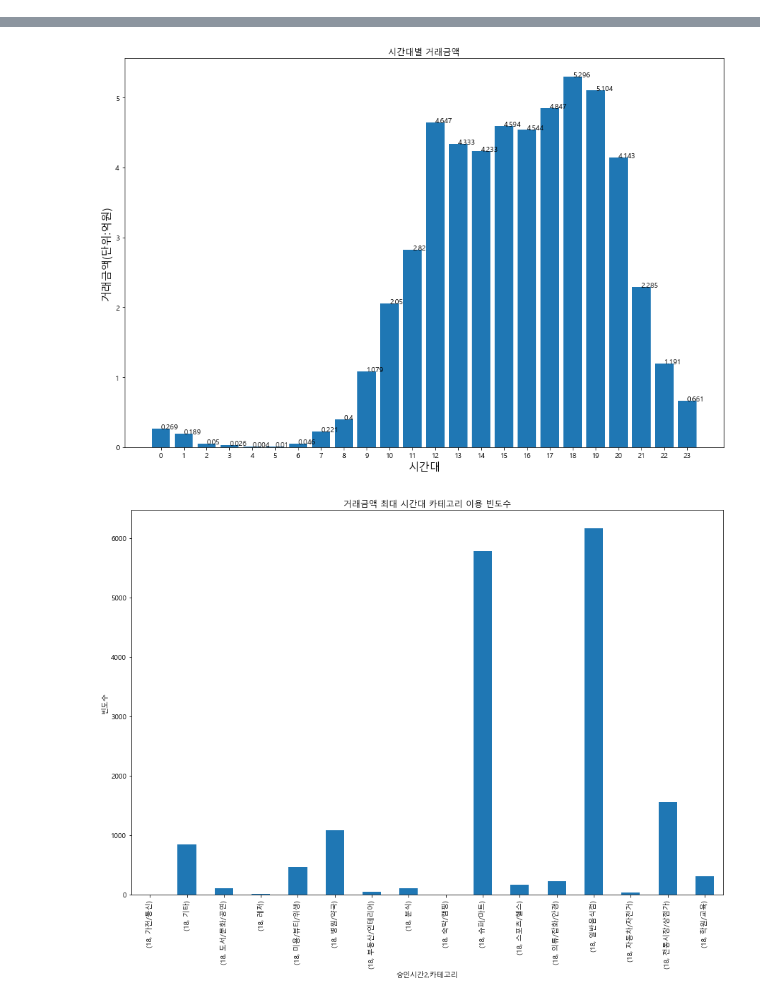
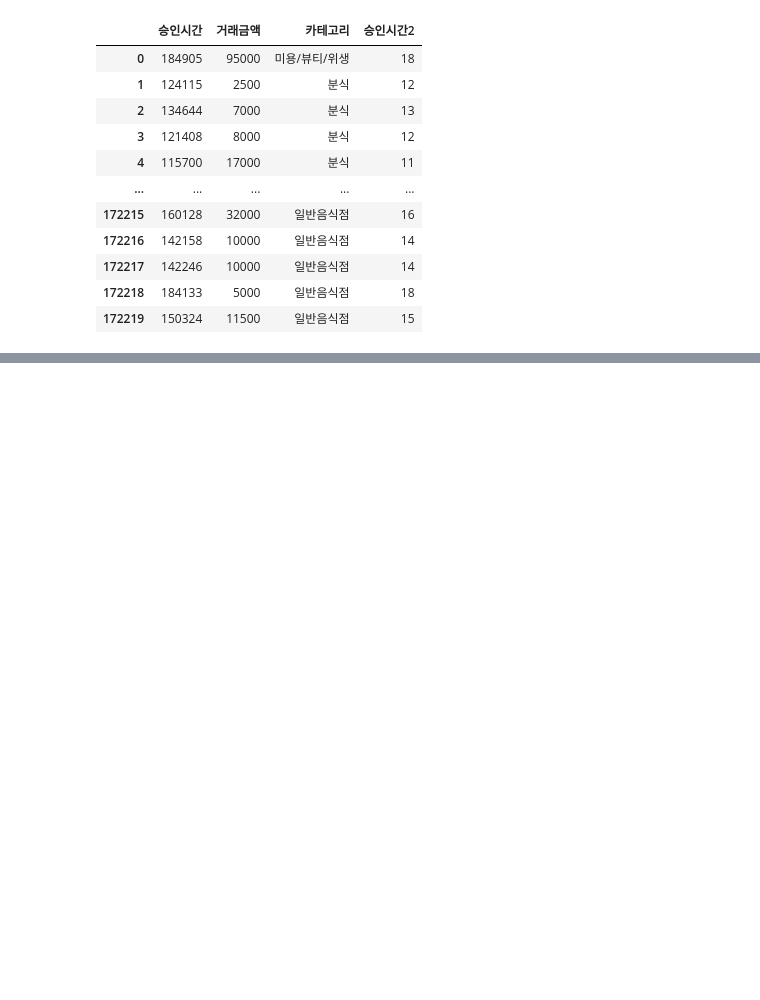
Before and after one commit to jamesjhk/Project_B, a Jupyter notebook: jeongryeoljang.ipynb, the cells around one changed output, grey strips where cells are left out. Cells and saved outputs as stored; diff of their text form; code cells hidden in the pictures; blank space fills up the shorter version.

```diff
--- a/jeongryeoljang.ipynb
+++ b/jeongryeoljang.ipynb
@@ -1,23 +29,8 @@
 # %%
-import pandas as pd
-import numpy as np
-import matplotlib.pyplot as plt
-
-%matplotlib inline
-
-df = pd.read_csv('2020년+1월_2월.csv')
-
-# 불필요 열삭제
-del df['가맹점ID'], df['가맹점명'], df['가맹점주(가입자)'], df['고객명'], df['고객 생년월일'], df['고객 성별'], df['승인번호']
-
 # 승인시간 추출 : 승인시간 2
 df['승인시간'] = df['승인시간'].apply(str)
 df['승인시간'] = df['승인시간'].str.zfill(6)
 df['승인시간2'] = pd.to_numeric(df['승인시간'].str[0:2])
-
-# 승인일자 추출 : 승인일자
-df['승인일자'] = df['승인일자'].apply(str)
-df['승인월'] = df['승인일자'].str[5:6]
 
 # 카테고리 분류 변경
 df['카테고리'].replace('가구판매점','슈퍼/마트', inplace=True)
@@ -145,74 +158,43 @@ df['카테고리'].replace('차량부품.용품','자동차/자전거', inplace=
 df['카테고리'].replace('철재,사무용 가구','전통시장/상점가', inplace=True)
 df['카테고리'].replace('축산물,정육점','전통시장/상점가', inplace=True)
 df['카테고리'].replace('치과','병원/약국', inplace=True)
 df['카테고리'].replace('치킨전문점','일반음식점', inplace=True)
 df['카테고리'].replace('침구 및 수예품','전통시장/상점가', inplace=True)
 df['카테고리'].replace('카페/베이커리','일반음식점', inplace=True)
 df['카테고리'].replace('커튼.카펫.수건','전통시장/상점가', inplace=True)
 df['카테고리'].replace('커피전문점','일반음식점', inplace=True)
 df['카테고리'].replace('컴퓨터 및 소프트웨어','가전/통신', inplace=True)
 df['카테고리'].replace('타이어 판매점','자동차/자전거', inplace=True)
 df['카테고리'].replace('택배 서비스','전통시장/상점가', inplace=True)
 df['카테고리'].replace('테마파크(놀이시설)','도서/문화/공연', inplace=True)
 df['카테고리'].replace('통신기기','가전/통신', inplace=True)
 df['카테고리'].replace('판촉물.인쇄.복사','전통시장/상점가', inplace=True)
 df['카테고리'].replace('패스트푸드점','일반음식점', inplace=True)
 df['카테고리'].replace('편의점','슈퍼/마트', inplace=True)
 df['카테고리'].replace('피부.체형미 관리','미용/뷰티/위생', inplace=True)
 df['카테고리'].replace('피부과','병원/약국', inplace=True)
 df['카테고리'].replace('학원/교육','학원/교육', inplace=True)
 df['카테고리'].replace('한국인삼공사','전통시장/상점가', inplace=True)
 df['카테고리'].replace('한방병원','병원/약국', inplace=True)
 df['카테고리'].replace('한약방','병원/약국', inplace=True)
 df['카테고리'].replace('한의원','병원/약국', inplace=True)
 df['카테고리'].replace('헬스클럽','스포츠/헬스', inplace=True)
 df['카테고리'].replace('호텔 (특급외)','숙박/캠핑', inplace=True)
 df['카테고리'].replace('화방.표구점','전통시장/상점가', inplace=True)
 df['카테고리'].replace('화원.화초','전통시장/상점가', inplace=True)
 df['카테고리'].replace('화장품','미용/뷰티/위생', inplace=True)
 
-plt.rc('font', family='Malgun Gothic')
-
-# 시간대별 거래금액 집계
-totalamount = df.groupby('승인시간2').sum()
-maxtime = totalamount.idxmax()
-mintime = totalamount.idxmin()
-print('\n거래금액 최대 발생 시간대 : ' + str(maxtime) + '\n')
-print('최대 거래금액(원) : ' + str(totalamount.max()) + '\n')
-print('거래금액 최소 발생 시간대 : ' + str(mintime) + '\n')
-print('최소 거래금액(원) : ' + str(totalamount.min()) + '\n')
-
-plt.rcParams["figure.figsize"] = (15, 10)
-
-# 시간대별 거래금액
-plt.bar(totalamount.index, totalamount['거래금액']/100000000)
-plt.title('시간대별 거래금액')
-plt.xlabel("시간대", fontsize = 15)
-plt.ylabel("거래금액(단위:억원)", fontsize = 15)
-plt.xticks(range(24))
-for a,b in zip(totalamount.index, round(totalamount['거래금액']/100000000, 3)):
-    plt.text(a, b, str(b))
-plt.show()
-
-#  시간대별 카테고리 이용 빈도수 집계
-totalcategory = df.groupby(['승인시간2', '카테고리']).size()
-
-# 거래금액 최대 시간대 카테고리 이용 빈도수 표시
-plt.title('거래금액 최대 시간대 카테고리 이용 빈도수')
-plt.ylabel('빈도수')
-totalcategory.loc[maxtime].plot.bar()
-plt.show()
-
-# 거래금액 최소 시간대 카테고리 이용 빈도수 표시
-plt.title('거래금액 최소 시간대 카테고리 이용 빈도수')
-plt.ylabel('빈도수')
-totalcategory.loc[mintime].plot.bar()
-plt.show()
-
-# 시간대별 카테고리 이용 빈도수 차트
-#for i  in range(24) :
-#    plt.title(str(i) + '시 카테고리별 이용 빈도수')
-#    plt.ylabel('빈도수')
-#    totalcategory.loc[i].plot.bar()
-#    plt.show()
+df
 # %% [output]
+|  | 승인시간 | 거래금액 | 카테고리 | 승인시간2 |
+| 0 | 184905 | 95000 | 미용/뷰티/위생 | 18 |
+| 1 | 124115 | 2500 | 분식 | 12 |
+| 2 | 134644 | 7000 | 분식 | 13 |
+| 3 | 121408 | 8000 | 분식 | 12 |
+| 4 | 115700 | 17000 | 분식 | 11 |
+| ... | ... | ... | ... | ... |
+| 172215 | 160128 | 32000 | 일반음식점 | 16 |
+| 172216 | 142158 | 10000 | 일반음식점 | 14 |
+| 172217 | 142246 | 10000 | 일반음식점 | 14 |
+| 172218 | 184133 | 5000 | 일반음식점 | 18 |
+| 172219 | 150324 | 11500 | 일반음식점 | 15 |
@@ -230,2 +201,0 @@ dtype: int64
-[figure, removed]
-[figure, removed]
```
Also changed, not shown: parts of 5 cells of this notebook.
